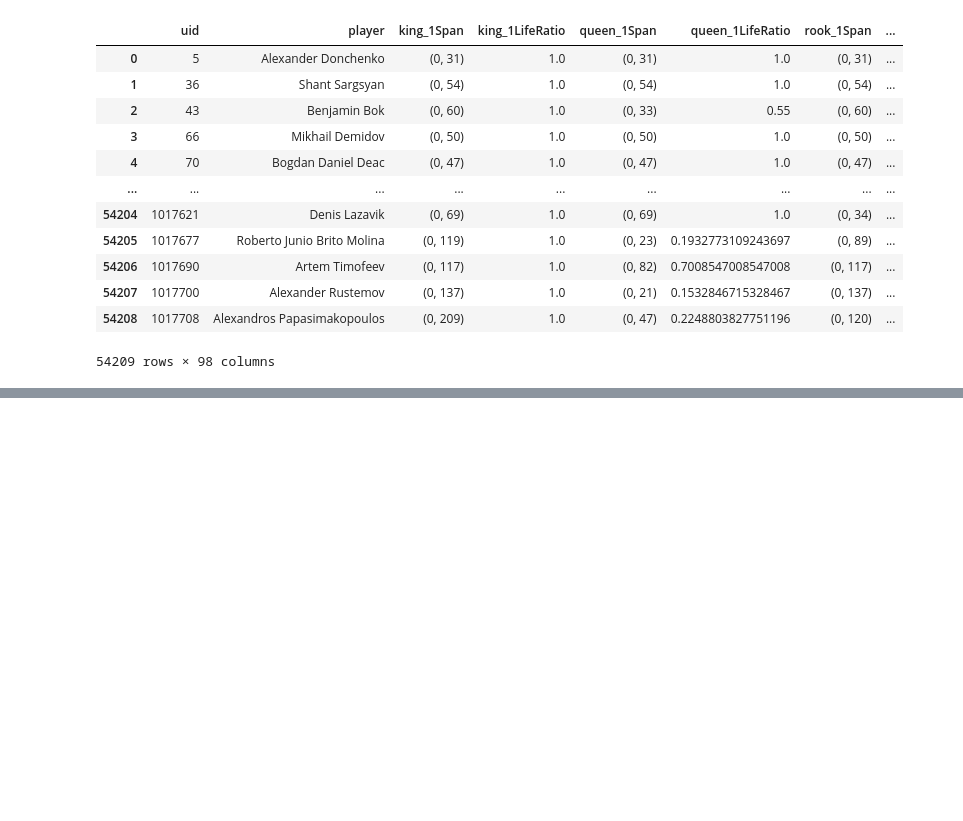
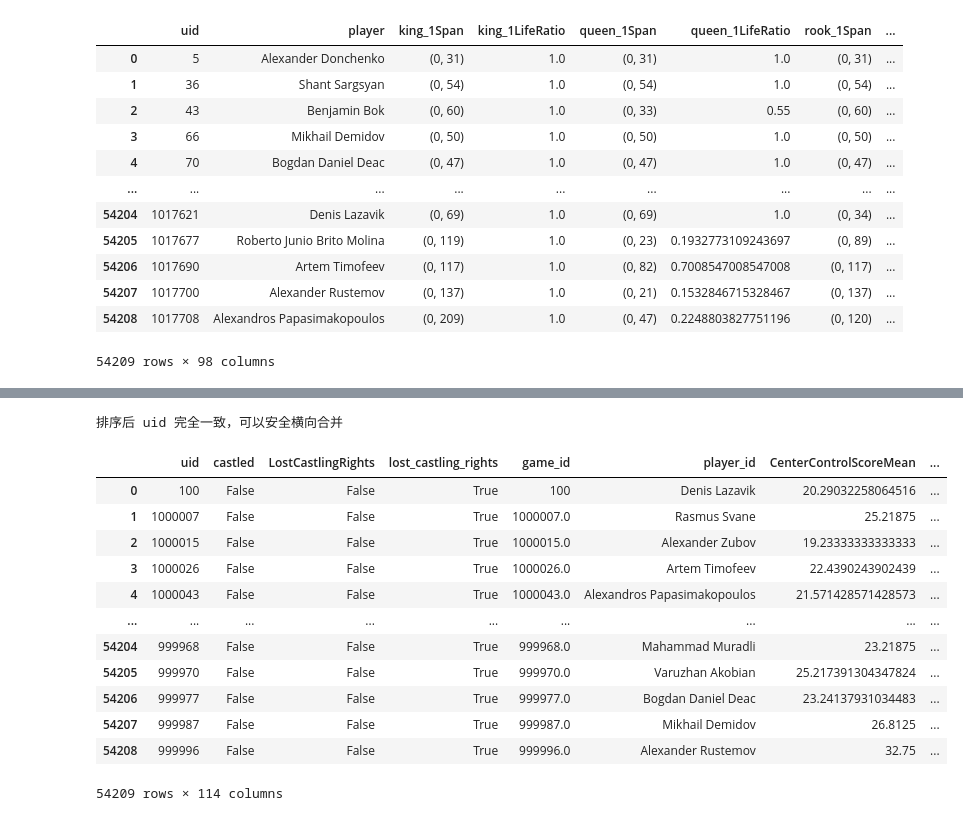
Before and after one commit to zZimablueee/Chess, a Jupyter notebook: player-cluster/classifier.ipynb, the cells around one changed output, grey strips where cells are left out. Cells and saved outputs as stored; diff of their text form; code cells hidden in the pictures; blank space fills up the shorter version.

```diff
--- a/player-cluster/classifier.ipynb
+++ b/player-cluster/classifier.ipynb
@@ -433,0 +518,29 @@ chaos_1_ks_all #结果是错的
+# %%
+chaos_0_ks_all = chaos_0_ks_all.sort_values("uid").reset_index(drop=True)
+chaos_0_lifespan_all = chaos_0_lifespan_all.sort_values("uid").reset_index(drop=True)
+mismatch = chaos_0_ks_all['uid'] != chaos_0_lifespan_all['uid']
+if mismatch.any():
+    bad_rows = chaos_0_ks_all.loc[mismatch, 'uid']
+    print("不一致的 uid 行如下：")
+    print(bad_rows)
+    raise ValueError("排序后 uid 仍不一致，可能表结构有问题")
+else:
+    print("排序后 uid 完全一致，可以安全横向合并")
+chaos_0_lifespan_all = chaos_0_lifespan_all.drop(columns=['uid'])
+chaos_0_all = pd.concat([chaos_0_ks_all, chaos_0_lifespan_all], axis=1)
+chaos_0_all
+# %% [output]
+排序后 uid 完全一致，可以安全横向合并
+|  | uid | castled | LostCastlingRights | lost_castling_rights | game_id | player_id | CenterControlScoreMean | ... |
+| 0 | 100 | False | False | True | 100 | Denis Lazavik | 20.29032258064516 | ... |
+| 1 | 1000007 | False | False | True | 1000007.0 | Rasmus Svane | 25.21875 | ... |
+| 2 | 1000015 | False | False | True | 1000015.0 | Alexander Zubov | 19.23333333333333 | ... |
+| 3 | 1000026 | False | False | True | 1000026.0 | Artem Timofeev | 22.4390243902439 | ... |
+| 4 | 1000043 | False | False | True | 1000043.0 | Alexandros Papasimakopoulos | 21.571428571428573 | ... |
+| ... | ... | ... | ... | ... | ... | ... | ... | ... |
+| 54204 | 999968 | False | False | True | 999968.0 | Mahammad Muradli | 23.21875 | ... |
+| 54205 | 999970 | False | False | True | 999970.0 | Varuzhan Akobian | 25.217391304347824 | ... |
+| 54206 | 999977 | False | False | True | 999977.0 | Bogdan Daniel Deac | 23.24137931034483 | ... |
+| 54207 | 999987 | False | False | True | 999987.0 | Mikhail Demidov | 26.8125 | ... |
+| 54208 | 999996 | False | False | True | 999996.0 | Alexander Rustemov | 32.75 | ... |
+54209 rows × 114 columns
```
Also changed, not shown: parts of 9 cells of this notebook.
